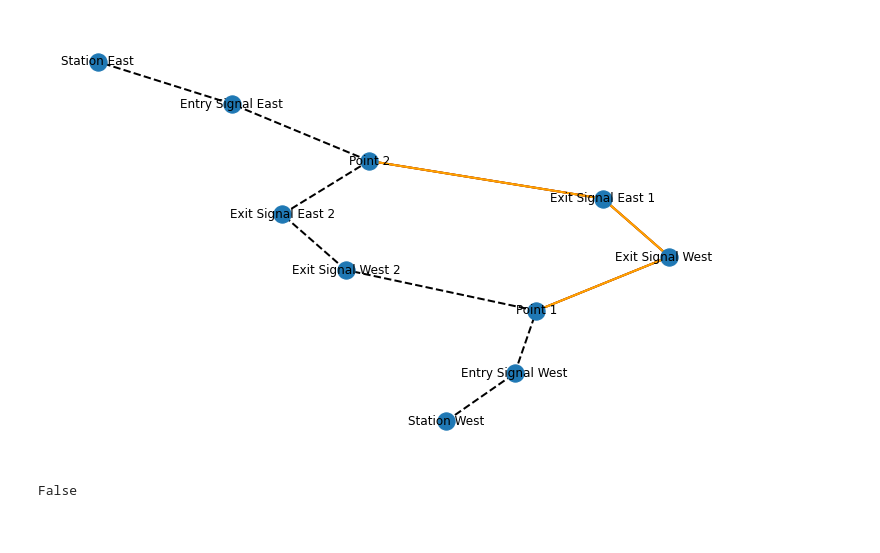
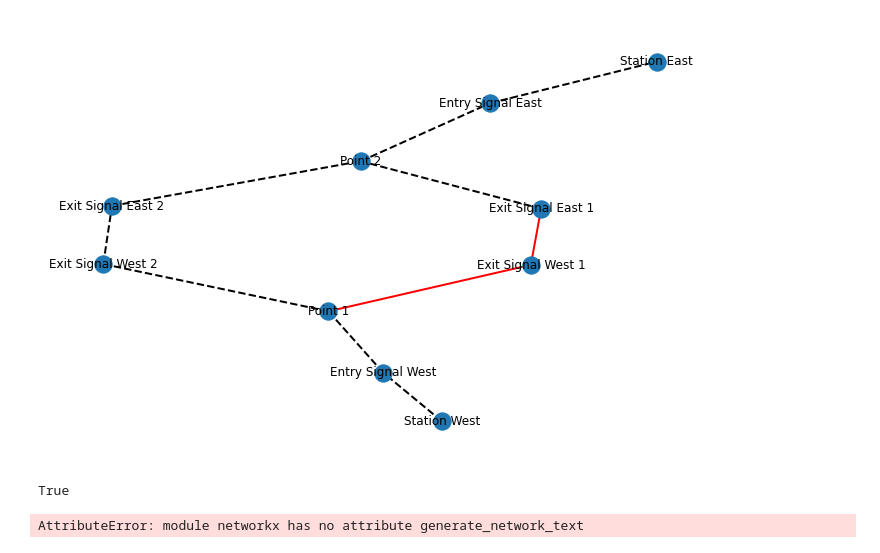
Before and after one commit to amirrr/train-track-challenge, a Jupyter notebook: logic.ipynb, the cells around one changed output. Cells and saved outputs as stored; diff of their text form; code cells hidden in the pictures.

```diff
--- a/logic.ipynb
+++ b/logic.ipynb
@@ -134,35 +154,39 @@ from traintrack import TrainTrack
 
 json_string = """
 {
     "station_graph": [
         {"start": "Station West", "end": "Entry Signal West" },
         {"start": "Entry Signal West", "end": "Point 1" },
         {"start": "Point 1", "end": "Exit Signal West 1" },
         {"start": "Point 1", "end": "Exit Signal West 2" },
         {"start": "Exit Signal West 1", "end": "Exit Signal East 1" },
         {"start": "Exit Signal West 2", "end": "Exit Signal East 2" },
         {"start": "Exit Signal East 1", "end": "Point 2" },
         {"start": "Exit Signal East 2", "end": "Point 2" },
         {"start": "Point 2", "end": "Entry Signal East" },
         {"start": "Entry Signal East", "end": "Station East" }
     ],
     "routes": [
         {"start": "Entry Signal West", "end": "Exit Signal East 1", "occupied": false },
         {"start": "Entry Signal West", "end": "Exit Signal East 2", "occupied": false },
         {"start": "Exit Signal East 1", "end": "Station East", "occupied": false },
         {"start": "Exit Signal East 2", "end": "Station East", "occupied": false },
         {"start": "Entry Signal East", "end": "Exit Signal West 1", "occupied": false },
         {"start": "Entry Signal East", "end": "Exit Signal West 2", "occupied": false },
-        {"start": "Point 1", "end": "Point 2", "occupied": true },
+        {"start": "Point 1", "end": "Exit Signal East 1", "occupied": true },
         {"start": "Exit Signal West 2", "end": "Station West", "occupied": false }
     ],
-    "check_route": {"start": "Point 1", "end": "Point 2" }
+    "check_route": {"start": "Exit Signal East 1", "end": "Exit Signal East 1" }
 }
 """
 
-t = TrainTrack(json_string)
+t = TrainTrack(json.loads(json_string))
 t.plot_graph()
 t.is_it_possible_to_travle()
 # %% [output]
-[figure, old version]
+[figure, new version]
-False
+True
+# %%
+t.plot_ascii_graph()
+# %% [output]
+AttributeError: module networkx has no attribute generate_network_text
```
Also changed, not shown: parts of 2 cells of this notebook, 8 other files.
